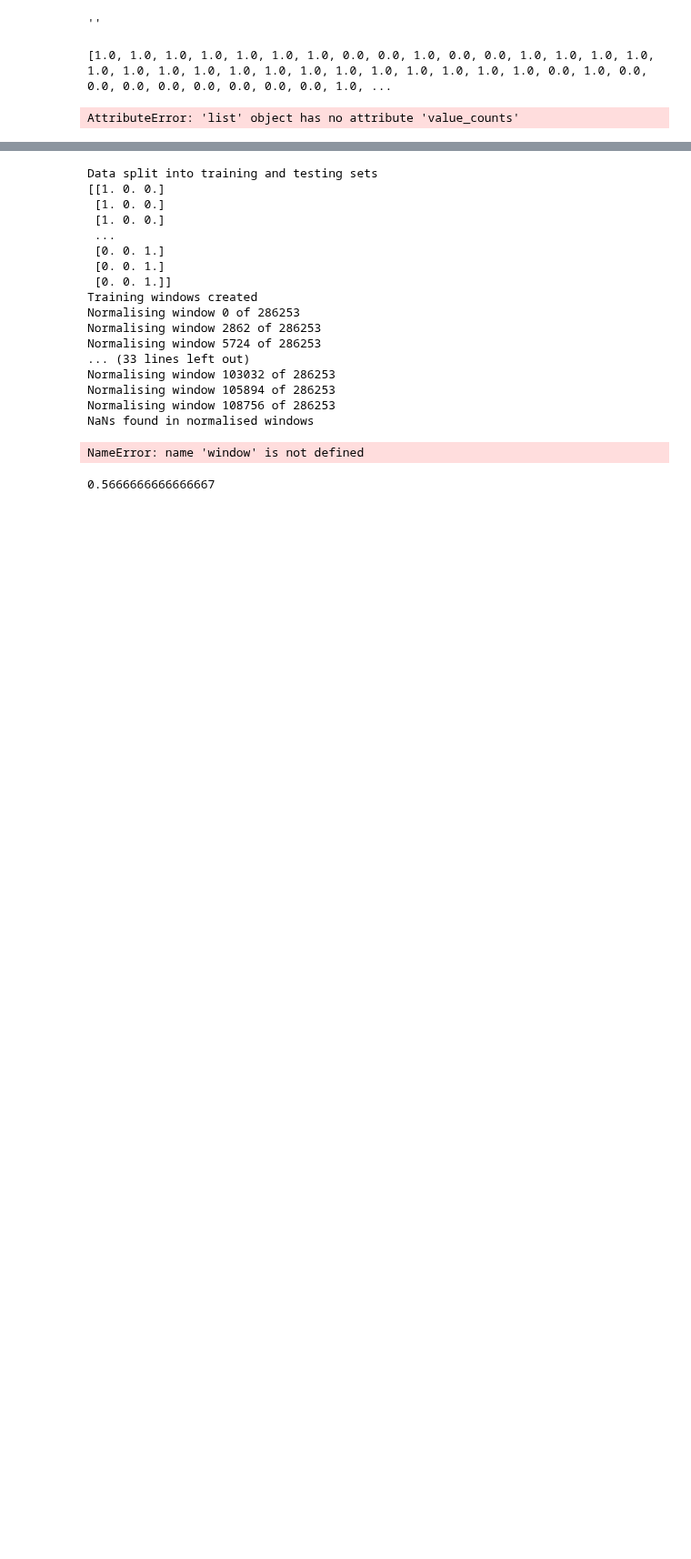
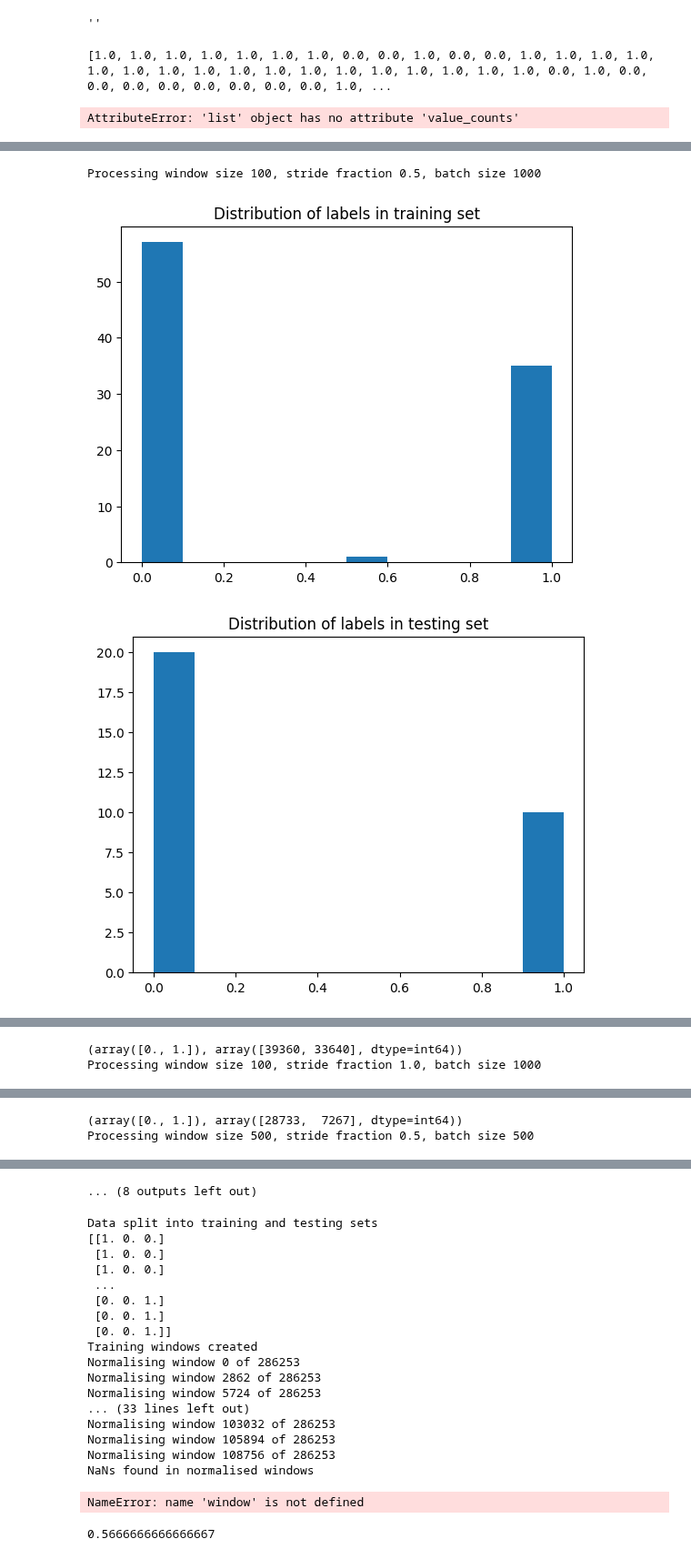
Before and after one commit to holly-hewitt/Abnormal-Infant-Movement-Detection, a Jupyter notebook: Code/WindowBasedDataLoading.ipynb, the cells around one changed output, grey strips where cells are left out. Shown at 91% size. Saved outputs shown, nothing was run; the diff lists cells and outputs as text; code cells hidden in the pictures; blank space fills up the shorter version.

```diff
--- a/Code/WindowBasedDataLoading.ipynb
+++ b/Code/WindowBasedDataLoading.ipynb
@@ -490,0 +766,48 @@ Yielding batch
+# %%
+# hyperparameter tuning
+# window sizes
+window_sizes = [100, 500, 1000, 5000, 7500, ]
+
+# stride sizes
+# Make stride size a fraction of window size
+stride_fractions = [ 0.5, 1.0]
+
+# batch sizes
+batch_sizes = [ 500, 1000]
+
+# create a list to store the results
+results = []
+
+
+
+# loop through the hyperparameters
+for window_size in window_sizes:
+    for stride_fraction in stride_fractions:
+        for batch_size in batch_sizes:
+            if window_size<500 and batch_size<1000:
+                continue
+            if window_size<1000 and batch_size<500:
+                continue
+            if window_size<5000 and batch_size<100:
+                continue
+
+            print(f'Processing window size {window_size}, stride fraction {stride_fraction}, batch size {batch_size}')
+            loss, accuracy, model = batchWindowClassification(accelData['Measurements'], accelData['Abnormal'], window_size, int(window_size*stride_fraction), batch_size=batch_size)
+            results.append({'window_size': window_size, 'stride_fraction': stride_fraction, 'batch_size': batch_size, 'loss': loss, 'accuracy': accuracy})
+
+# print the results
+print(results)
+
+# Find best hyperparameter combo
+best_accuracy = 0
+best_hyperparameters = {}
+for result in results:
+    if result['accuracy'] > best_accuracy:
+        best_accuracy = result['accuracy']
+        best_hyperparameters = result
+
+print(best_hyperparameters)
+# %% [output]
+Processing window size 100, stride fraction 0.5, batch size 1000
+[figure, added]
+[figure, added]
@@ -490,0 +832,2 @@ Yielding batch
+(array([0., 1.]), array([39360, 33640], dtype=int64))
+Processing window size 100, stride fraction 1.0, batch size 1000
@@ -490,0 +854,2 @@ Yielding batch
+(array([0., 1.]), array([28733,  7267], dtype=int64))
+Processing window size 500, stride fraction 0.5, batch size 500
@@ -490,0 +857 @@ Yielding batch
+... (8 outputs left out)
```
Also changed, not shown: parts of 12 cells of this notebook.
